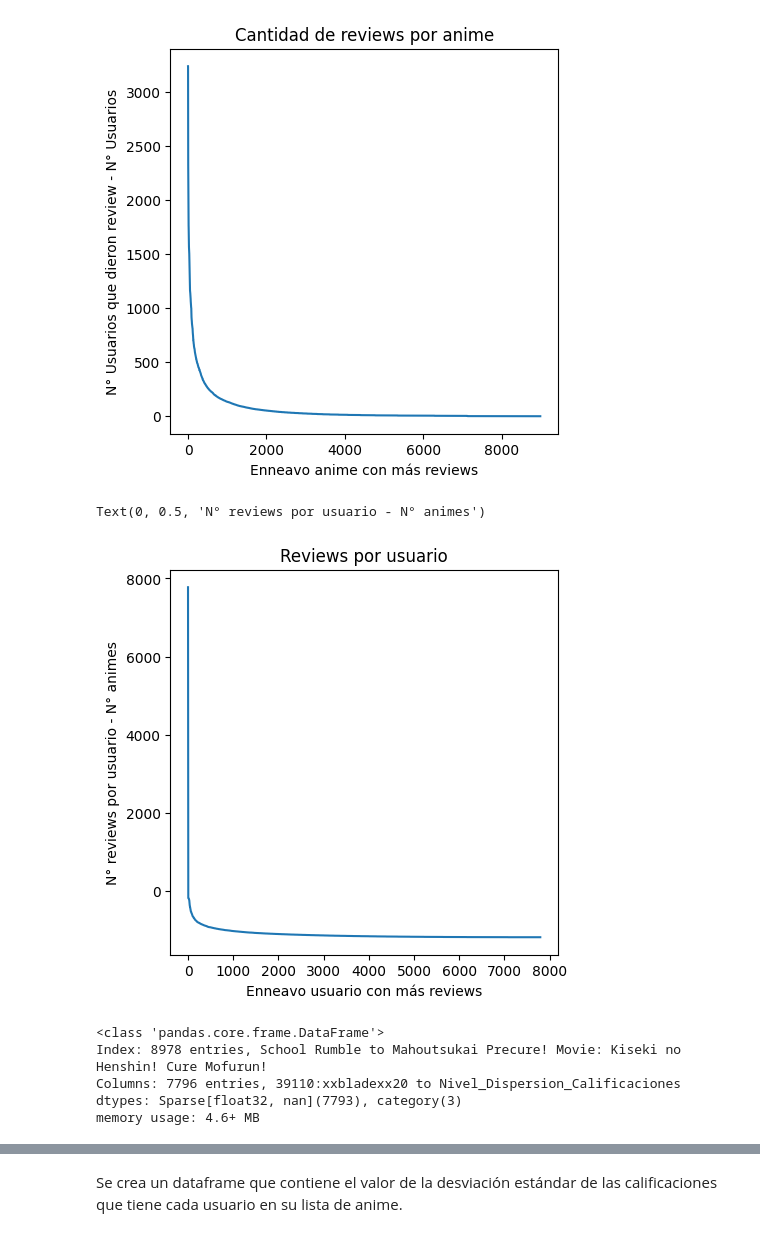
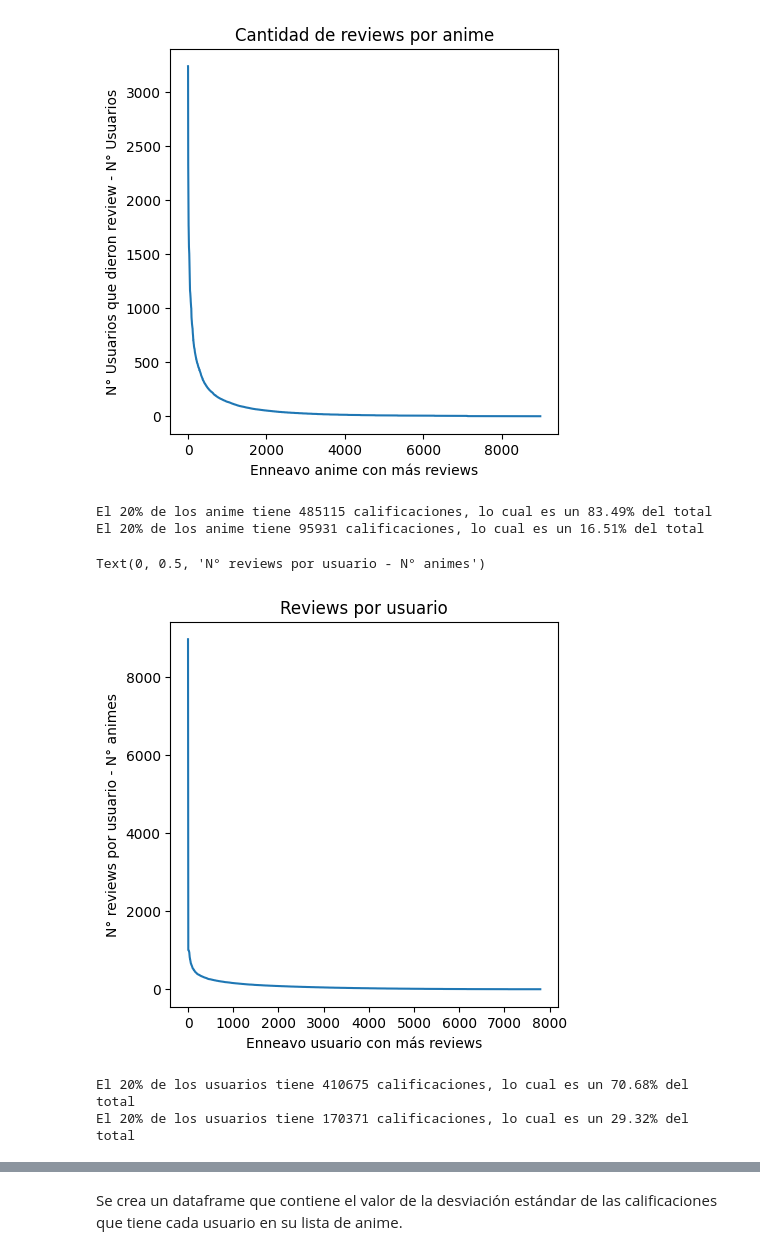
Before and after one commit to VAMarques/Proyecto-Grupo-12, a Jupyter notebook: Proyecto_final.ipynb, the cells around one changed output, grey strips where cells are left out. Cells and saved outputs as stored; diff of their text form; code cells hidden in the pictures.

```diff
--- a/Proyecto_final.ipynb
+++ b/Proyecto_final.ipynb
@@ -529,29 +536,45 @@ plt.ylabel("N° Usuarios que dieron review - N° Usuarios", fontdict={"fontsize"
 # %% [output]
 Text(0, 0.5, 'N° Usuarios que dieron review - N° Usuarios')
 [figure]
+# %%
+porciento_20 = round(len(serie_null)*0.2)
+
+big_anime, mini_anime = serie_null[:porciento_20].sum(), serie_null[porciento_20:].sum()
+total_anime = serie_null.sum()
+
+print(f"El 20% de los anime tiene {big_anime} calificaciones, lo cual es un {round(big_anime/total_anime*100, 2)}% del total")
+
+print(f"El 20% de los anime tiene {mini_anime} calificaciones, lo cual es un {round(mini_anime/total_anime*100, 2)}% del total")
+# %% [output]
+El 20% de los anime tiene 485115 calificaciones, lo cual es un 83.49% del total
+El 20% de los anime tiene 95931 calificaciones, lo cual es un 16.51% del total
 # %%
 # Parcialmente inspirado en:
 # https://stackoverflow.com/questions/45909776/sort-rows-of-a-dataframe-in-descending-order-of-nan-counts
 serie_null = users_df.isnull().sum(axis=0).mul(-1)
 serie_null.sort_values(ascending=False, inplace=True)
 serie_null.reset_index(drop=True, inplace=True)
-serie_null = serie_null.apply(lambda x: x + len(users_df.columns))
+serie_null = serie_null.apply(lambda x: x + len(users_df))
 plt.figure(figsize=(5, 5))
 plt.plot(serie_null)
 plt.title("Reviews por usuario")
 plt.xlabel(
     "Enneavo usuario con más reviews",  # Añade etiquetas para las coordenadas
     fontdict={"fontsize": 10},
 )
 plt.ylabel("N° reviews por usuario - N° animes", fontdict={"fontsize": 10})
 # %% [output]
 Text(0, 0.5, 'N° reviews por usuario - N° animes')
-[figure, old version]
+[figure, new version]
-# %%
-users_df.info()
-# %% [output]
-<class 'pandas.core.frame.DataFrame'>
-Index: 8978 entries, School Rumble to Mahoutsukai Precure! Movie: Kiseki no Henshin! Cure Mofurun!
-Columns: 7796 entries, 39110:xxbladexx20 to Nivel_Dispersion_Calificaciones
-dtypes: Sparse[float32, nan](7793), category(3)
-memory usage: 4.6+ MB
+# %%
+porciento_20 = round(len(serie_null)*0.2)
+
+super_user, mini_user = serie_null[:porciento_20].sum(), serie_null[porciento_20:].sum()
+total_user = serie_null.sum()
+
+print(f"El 20% de los usuarios tiene {super_user} calificaciones, lo cual es un {round(super_user/total_user*100, 2)}% del total")
+
+print(f"El 20% de los usuarios tiene {mini_user} calificaciones, lo cual es un {round(mini_user/total_user*100, 2)}% del total")
+# %% [output]
+El 20% de los usuarios tiene 410675 calificaciones, lo cual es un 70.68% del total
+El 20% de los usuarios tiene 170371 calificaciones, lo cual es un 29.32% del total
```
Also changed, not shown: parts of 4 cells of this notebook, 1 other file.
